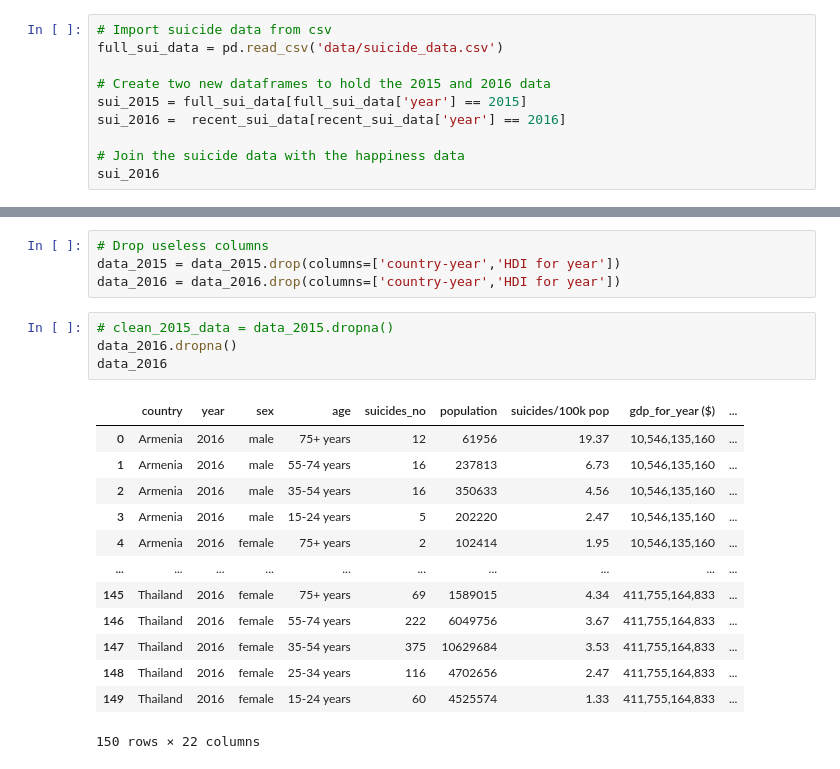
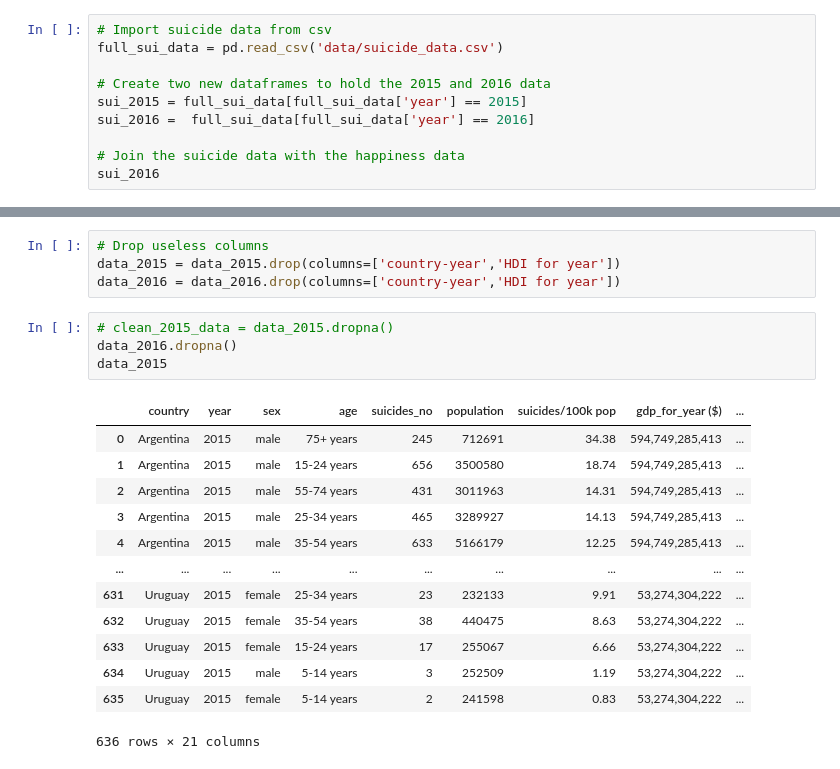
Before and after one commit to lake-walker/ETL-project, a Jupyter notebook: Untitled.ipynb, the cells around one changed output, grey strips where cells are left out. Cells and saved outputs as stored; diff of their text form.

```diff
--- a/Untitled.ipynb
+++ b/Untitled.ipynb
@@ -41,7 +41,7 @@ full_sui_data = pd.read_csv('data/suicide_data.csv')
 
 # Create two new dataframes to hold the 2015 and 2016 data
 sui_2015 = full_sui_data[full_sui_data['year'] == 2015]
-sui_2016 =  recent_sui_data[recent_sui_data['year'] == 2016]
+sui_2016 =  full_sui_data[full_sui_data['year'] == 2016]
 
 # Join the suicide data with the happiness data
 sui_2016
@@ -106,18 +106,18 @@ data_2016 = data_2016.drop(columns=['country-year','HDI for year'])
 # %%
 # clean_2015_data = data_2015.dropna()
 data_2016.dropna()
-data_2016
+data_2015
 # %% [output]
 |  | country | year | sex | age | suicides_no | population | suicides/100k pop | gdp_for_year ($) | ... |
-| 0 | Armenia | 2016 | male | 75+ years | 12 | 61956 | 19.37 | 10,546,135,160 | ... |
-| 1 | Armenia | 2016 | male | 55-74 years | 16 | 237813 | 6.73 | 10,546,135,160 | ... |
-| 2 | Armenia | 2016 | male | 35-54 years | 16 | 350633 | 4.56 | 10,546,135,160 | ... |
-| 3 | Armenia | 2016 | male | 15-24 years | 5 | 202220 | 2.47 | 10,546,135,160 | ... |
-| 4 | Armenia | 2016 | female | 75+ years | 2 | 102414 | 1.95 | 10,546,135,160 | ... |
+| 0 | Argentina | 2015 | male | 75+ years | 245 | 712691 | 34.38 | 594,749,285,413 | ... |
+| 1 | Argentina | 2015 | male | 15-24 years | 656 | 3500580 | 18.74 | 594,749,285,413 | ... |
+| 2 | Argentina | 2015 | male | 55-74 years | 431 | 3011963 | 14.31 | 594,749,285,413 | ... |
+| 3 | Argentina | 2015 | male | 25-34 years | 465 | 3289927 | 14.13 | 594,749,285,413 | ... |
+| 4 | Argentina | 2015 | male | 35-54 years | 633 | 5166179 | 12.25 | 594,749,285,413 | ... |
 | ... | ... | ... | ... | ... | ... | ... | ... | ... | ... |
-| 145 | Thailand | 2016 | female | 75+ years | 69 | 1589015 | 4.34 | 411,755,164,833 | ... |
-| 146 | Thailand | 2016 | female | 55-74 years | 222 | 6049756 | 3.67 | 411,755,164,833 | ... |
-| 147 | Thailand | 2016 | female | 35-54 years | 375 | 10629684 | 3.53 | 411,755,164,833 | ... |
-| 148 | Thailand | 2016 | female | 25-34 years | 116 | 4702656 | 2.47 | 411,755,164,833 | ... |
-| 149 | Thailand | 2016 | female | 15-24 years | 60 | 4525574 | 1.33 | 411,755,164,833 | ... |
+| 631 | Uruguay | 2015 | female | 25-34 years | 23 | 232133 | 9.91 | 53,274,304,222 | ... |
+| 632 | Uruguay | 2015 | female | 35-54 years | 38 | 440475 | 8.63 | 53,274,304,222 | ... |
+| 633 | Uruguay | 2015 | female | 15-24 years | 17 | 255067 | 6.66 | 53,274,304,222 | ... |
+| 634 | Uruguay | 2015 | male | 5-14 years | 3 | 252509 | 1.19 | 53,274,304,222 | ... |
+| 635 | Uruguay | 2015 | female | 5-14 years | 2 | 241598 | 0.83 | 53,274,304,222 | ... |
-150 rows × 22 columns
+636 rows × 21 columns
```
Also changed, not shown: parts of 7 cells of this notebook.
